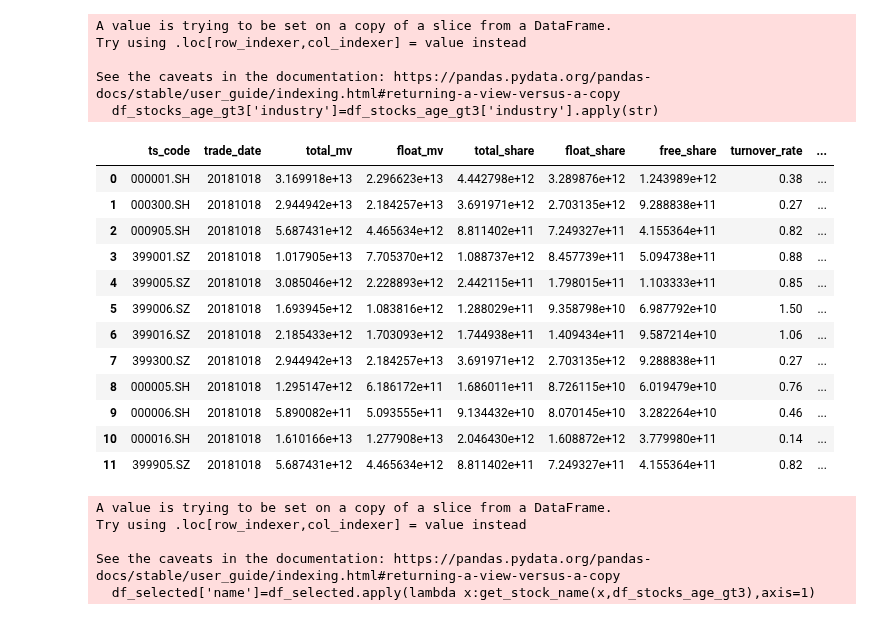
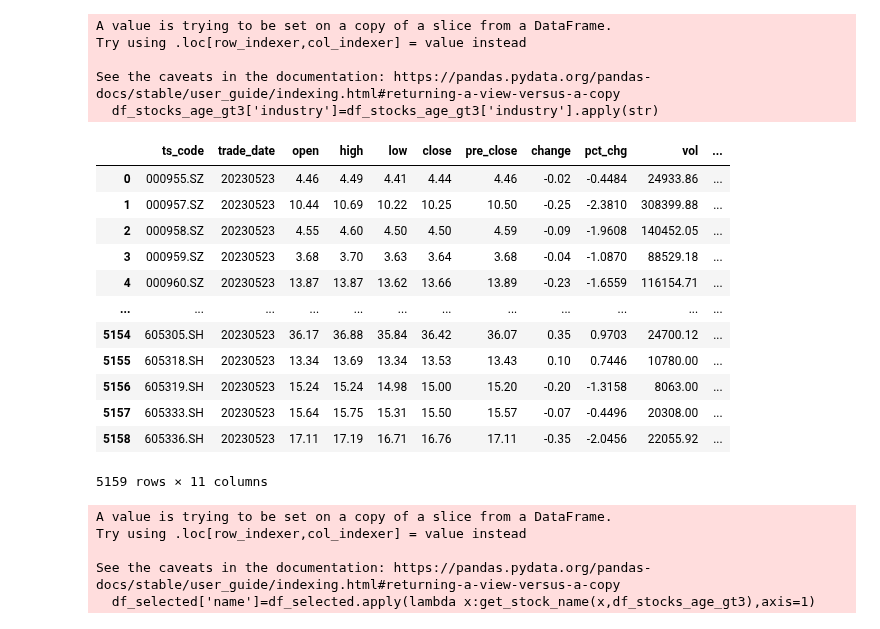
Before and after one commit to whgloveucq/jupyterfiles, a Jupyter notebook: OApractice/stock_study2023.ipynb, the cells around one changed output. Saved outputs shown, nothing was run; the diff lists cells and outputs as text; code cells hidden in the pictures.

```diff
--- a/OApractice/stock_study2023.ipynb
+++ b/OApractice/stock_study2023.ipynb
@@ -126,40 +126,49 @@ See the caveats in the documentation: https://pandas.pydata.org/pandas-docs/stab
 #根据这些股票，加上日期，ROE,换手率、成交额等信息。
 # df_stocks_age_gt3_base.head(1000)
 #日行情信息 及晒选。
-trdate='20230519'
+trdate='20230523'
 #交易日期所在周
 # trdate_week=
 
-stock_collection=stock_weekly('NA','20230519','')
+stock_collection=stock_daily('NA','20230523','')
 condition = (stock_collection['close']-stock_collection['open'])/stock_collection['open']>0.01
 df_selected=stock_condition(stock_collection,condition)
 #股票信息
 colname=['ts_code','name','industry','trade_date','open','high','low','close','pre_close','change','pct_chg']
 df_selected_tmp1=pd.merge(df_selected,df_stocks_age_gt3_base,on=["ts_code"],how='inner')[colname]
 #加上换手率 、市赢率、市盈率TTM、市净率
-df_index_daily = get_source().index_dailybasic(trade_date='20181018'
+df_index_daily = get_source().index_dailybasic(trade_date='20230523'
 #                                                ,fields='ts_code,trade_date,turnover_rate,pe'
                                               )
+colname.extend(['turnover_rate','turnover_rate_f','pe','pe_ttm','pb'])
+
+df_selected_tmp2=pd.merge(df_selected_tmp1,df_index_daily,on=["ts_code","trade_date"],how='left')[colname]
 #加上成交额
 #加上 ROE
 # %%
 # df_selected_tmp1.query("industry.str.contains( '互联网')").head(100)
-df_index_daily.head(100)
+# df_index_daily.head(100)
+# df_selected_tmp2.head(10)
 # get_source().weekly(trade_date='20230519')
+
+# df_index_daily.query("ts_code=='003010.SZ'")
+# 000001.SH
+stock_collection
+# stock_collection.query("ts_code=='000001.SH'")
 # %% [output]
-|  | ts_code | trade_date | total_mv | float_mv | total_share | float_share | free_share | turnover_rate | ... |
-| 0 | 000001.SH | 20181018 | 3.169918e+13 | 2.296623e+13 | 4.442798e+12 | 3.289876e+12 | 1.243989e+12 | 0.38 | ... |
-| 1 | 000300.SH | 20181018 | 2.944942e+13 | 2.184257e+13 | 3.691971e+12 | 2.703135e+12 | 9.288838e+11 | 0.27 | ... |
-| 2 | 000905.SH | 20181018 | 5.687431e+12 | 4.465634e+12 | 8.811402e+11 | 7.249327e+11 | 4.155364e+11 | 0.82 | ... |
-| 3 | 399001.SZ | 20181018 | 1.017905e+13 | 7.705370e+12 | 1.088737e+12 | 8.457739e+11 | 5.094738e+11 | 0.88 | ... |
-| 4 | 399005.SZ | 20181018 | 3.085046e+12 | 2.228893e+12 | 2.442115e+11 | 1.798015e+11 | 1.103333e+11 | 0.85 | ... |
-| 5 | 399006.SZ | 20181018 | 1.693945e+12 | 1.083816e+12 | 1.288029e+11 | 9.358798e+10 | 6.987792e+10 | 1.50 | ... |
-| 6 | 399016.SZ | 20181018 | 2.185433e+12 | 1.703093e+12 | 1.744938e+11 | 1.409434e+11 | 9.587214e+10 | 1.06 | ... |
-| 7 | 399300.SZ | 20181018 | 2.944942e+13 | 2.184257e+13 | 3.691971e+12 | 2.703135e+12 | 9.288838e+11 | 0.27 | ... |
-| 8 | 000005.SH | 20181018 | 1.295147e+12 | 6.186172e+11 | 1.686011e+11 | 8.726115e+10 | 6.019479e+10 | 0.76 | ... |
-| 9 | 000006.SH | 20181018 | 5.890082e+11 | 5.093555e+11 | 9.134432e+10 | 8.070145e+10 | 3.282264e+10 | 0.46 | ... |
-| 10 | 000016.SH | 20181018 | 1.610166e+13 | 1.277908e+13 | 2.046430e+12 | 1.608872e+12 | 3.779980e+11 | 0.14 | ... |
-| 11 | 399905.SZ | 20181018 | 5.687431e+12 | 4.465634e+12 | 8.811402e+11 | 7.249327e+11 | 4.155364e+11 | 0.82 | ... |
+|  | ts_code | trade_date | open | high | low | close | pre_close | change | pct_chg | vol | ... |
+| 0 | 000955.SZ | 20230523 | 4.46 | 4.49 | 4.41 | 4.44 | 4.46 | -0.02 | -0.4484 | 24933.86 | ... |
+| 1 | 000957.SZ | 20230523 | 10.44 | 10.69 | 10.22 | 10.25 | 10.50 | -0.25 | -2.3810 | 308399.88 | ... |
+| 2 | 000958.SZ | 20230523 | 4.55 | 4.60 | 4.50 | 4.50 | 4.59 | -0.09 | -1.9608 | 140452.05 | ... |
+| 3 | 000959.SZ | 20230523 | 3.68 | 3.70 | 3.63 | 3.64 | 3.68 | -0.04 | -1.0870 | 88529.18 | ... |
+| 4 | 000960.SZ | 20230523 | 13.87 | 13.87 | 13.62 | 13.66 | 13.89 | -0.23 | -1.6559 | 116154.71 | ... |
+| ... | ... | ... | ... | ... | ... | ... | ... | ... | ... | ... | ... |
+| 5154 | 605305.SH | 20230523 | 36.17 | 36.88 | 35.84 | 36.42 | 36.07 | 0.35 | 0.9703 | 24700.12 | ... |
+| 5155 | 605318.SH | 20230523 | 13.34 | 13.69 | 13.34 | 13.53 | 13.43 | 0.10 | 0.7446 | 10780.00 | ... |
+| 5156 | 605319.SH | 20230523 | 15.24 | 15.24 | 14.98 | 15.00 | 15.20 | -0.20 | -1.3158 | 8063.00 | ... |
+| 5157 | 605333.SH | 20230523 | 15.64 | 15.75 | 15.31 | 15.50 | 15.57 | -0.07 | -0.4496 | 20308.00 | ... |
+| 5158 | 605336.SH | 20230523 | 17.11 | 17.19 | 16.71 | 16.76 | 17.11 | -0.35 | -2.0456 | 22055.92 | ... |
+5159 rows × 11 columns
 # %%
 # print(get_stock_name(df_selected,df_stocks_age_gt3).item())
 # %%
```
